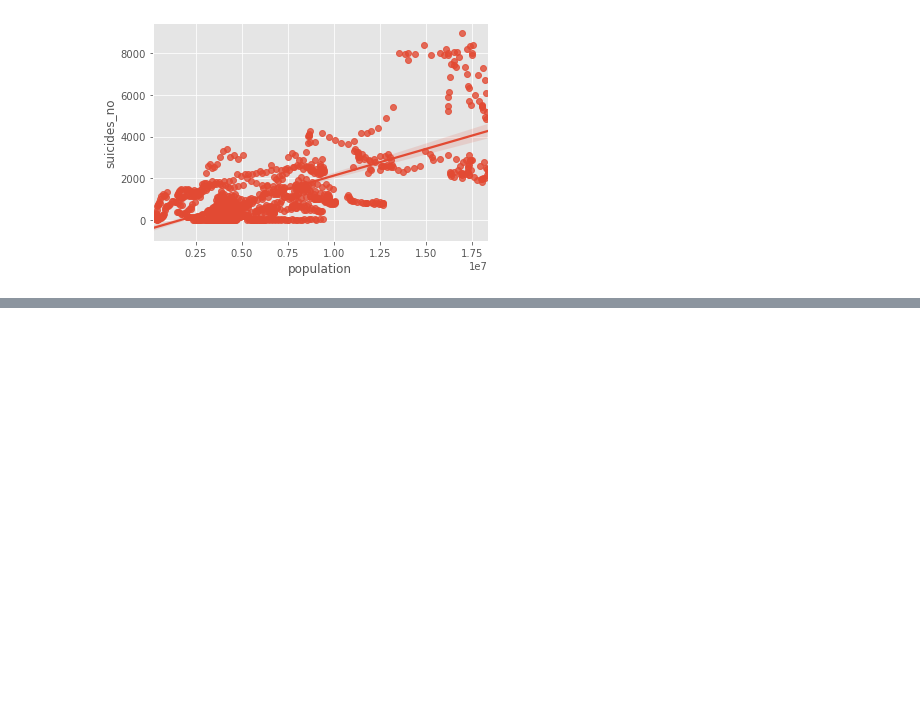
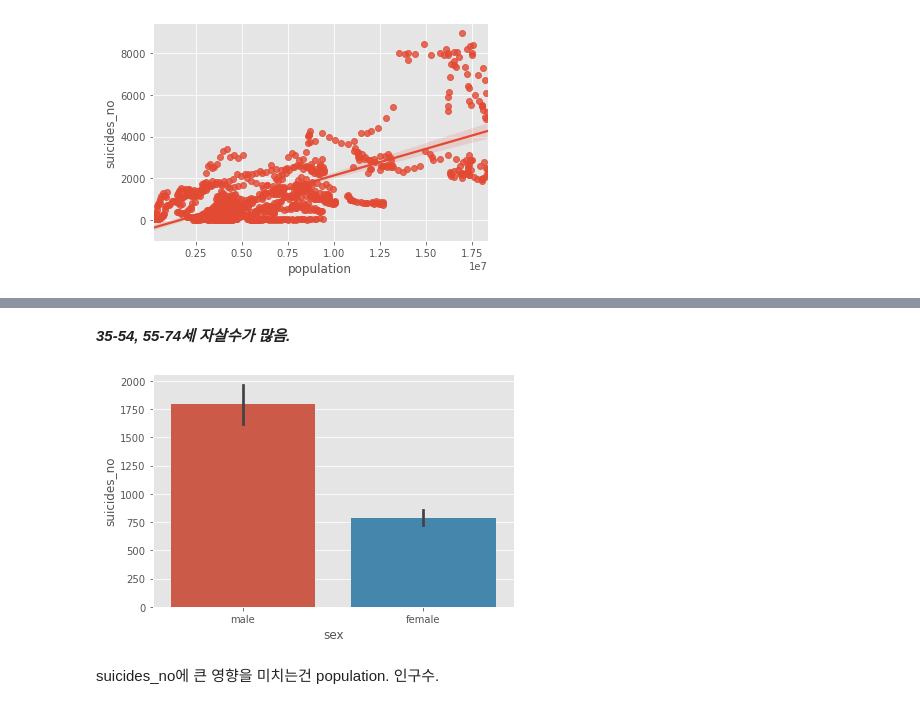
Before and after one commit to skdbsxir/DS-Studying, a Jupyter notebook: [Self Project]/X001-3. Suicides Rates Overview.ipynb, the cells around one changed output, grey strips where cells are left out. Drawn from its saved outputs; the diff is of its cells as text; code cells hidden in the pictures; blank space fills up the shorter version.

```diff
--- a/[Self Project]/X001-3. Suicides Rates Overview.ipynb
+++ b/[Self Project]/X001-3. Suicides Rates Overview.ipynb
@@ -118,0 +163,10 @@ sns.regplot(x=df['population'], y=df['suicides_no'], fit_reg=True)
+# %% [markdown]
+***35-54, 55-74세 자살수가 많음.***
+# %%
+sns.barplot(x=df['sex'], y=df['suicides_no'])
+plt.tight_layout()
+plt.show()
+# %% [output]
+[figure, added]
+# %% [markdown]
+suicides_no에 큰 영향을 미치는건 population. 인구수.
```
Also changed, not shown: parts of 12 cells of this notebook.
